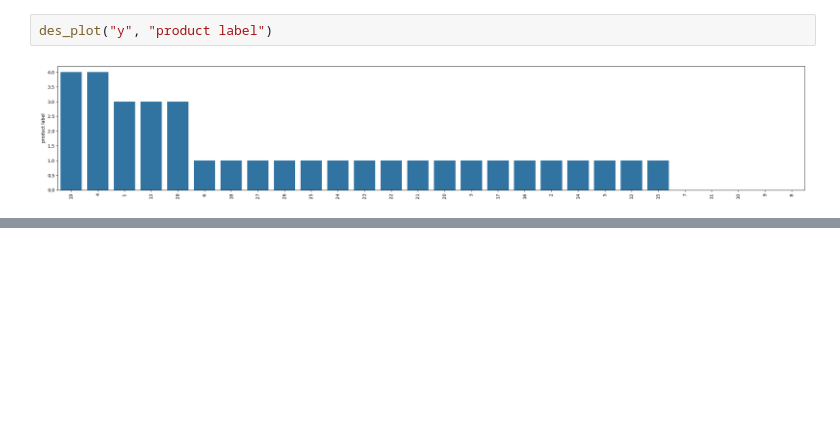
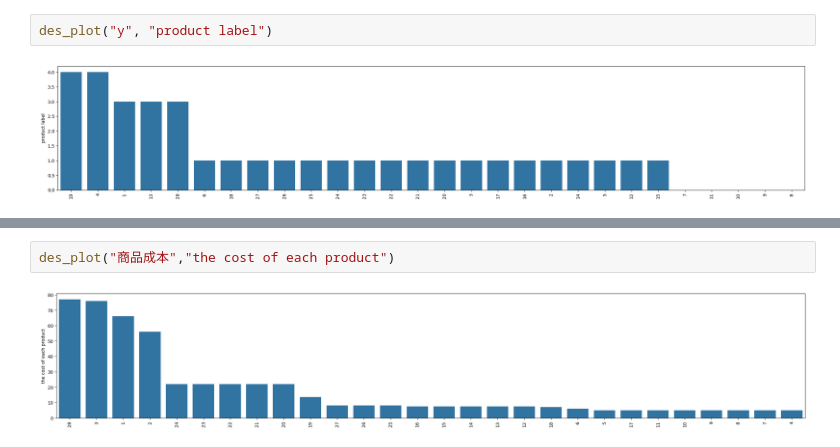
Before and after one commit to junweichen1999/brand_product_sale_analysis, a Jupyter notebook: anal_product.ipynb, the cells around one changed output, grey strips where cells are left out. Cells and saved outputs as stored; diff of their text form; blank space fills up the shorter version.

```diff
--- a/anal_product.ipynb
+++ b/anal_product.ipynb
@@ -423,0 +428,4 @@ des_plot("y", "product label")
+# %%
+des_plot("商品成本","the cost of each product")
+# %% [output]
+[figure, added]
```
Also changed, not shown: parts of 2 cells of this notebook.
